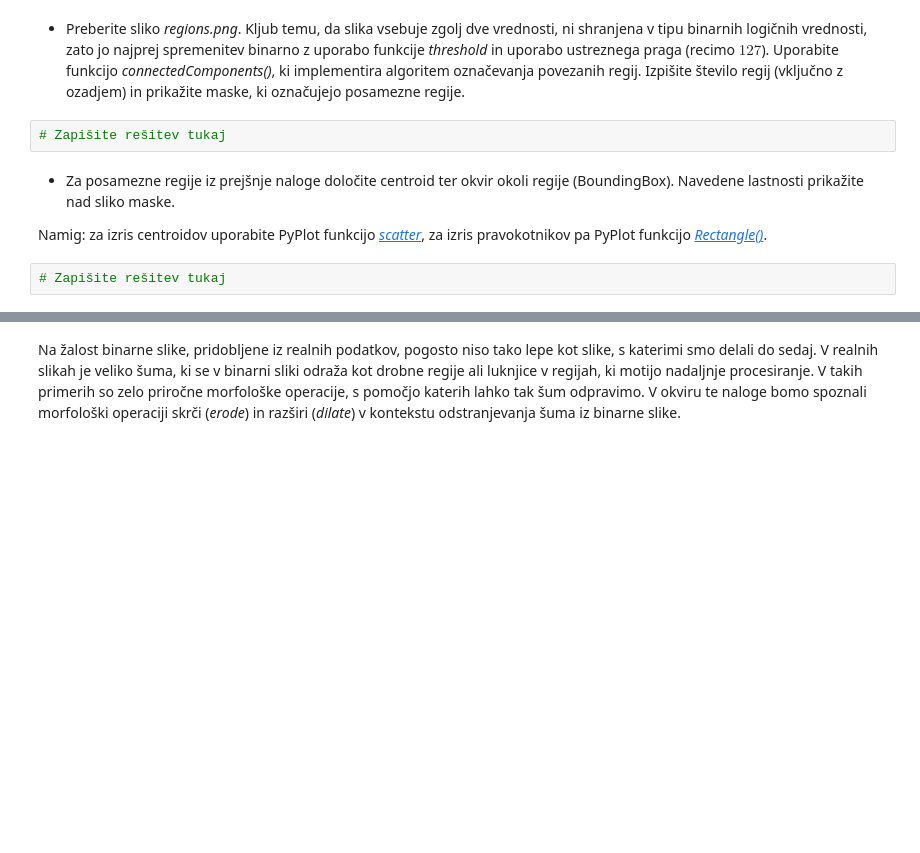
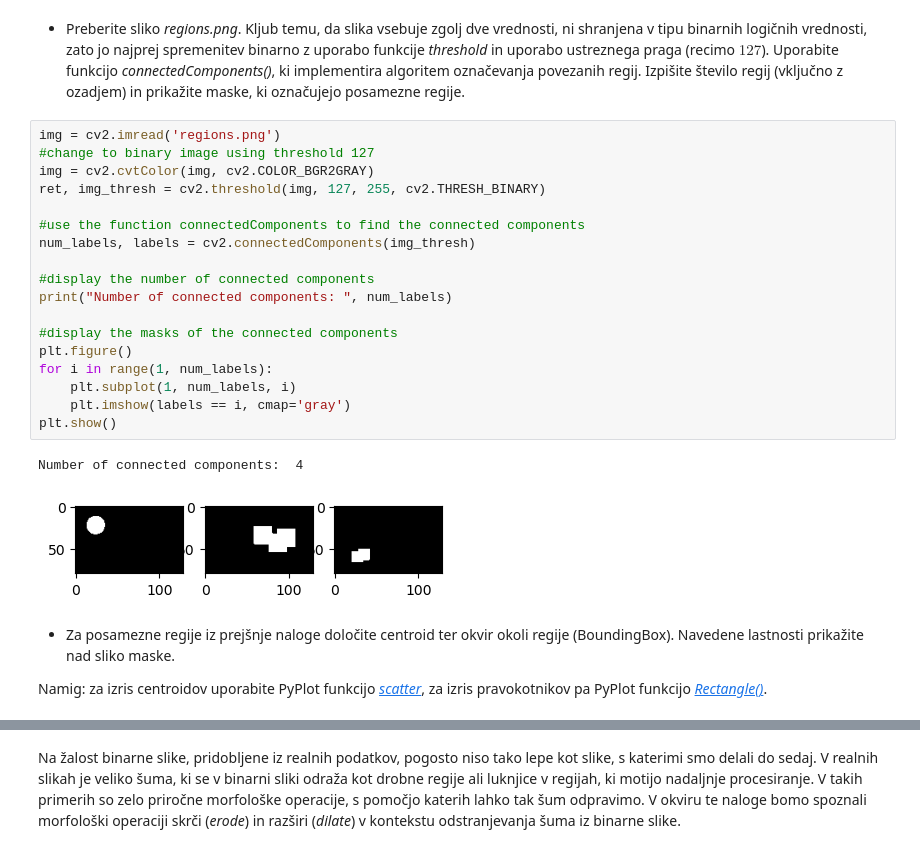
Before and after one commit to TiborKoderman/rrz, a Jupyter notebook: vaja1/vaja1.ipynb, the cells around one changed output, grey strips where cells are left out. Saved outputs shown, nothing was run; the diff lists cells and outputs as text; blank space fills up the shorter version.

```diff
--- a/vaja1/vaja1.ipynb
+++ b/vaja1/vaja1.ipynb
@@ -550,11 +550,28 @@ Za razčlenitev regij na sliki se zaradi njegove časovne predvidljivosti najpog
 $$A = \begin{bmatrix} 0 & 0 & 0 & 0 & 0 & 0 & 0 & 1 & 0 \\ 0 & 0 & 0 & 1 & 0 & 0 & 0 & 1 & 1 \\ 0 & 1 & 0 & 1 & 0 & 0 & 1 & 1 & 1 \\ 1 & 1 & 1 & 1 & 0 & 1 & 0 & 0 & 0 \\ 1 & 0 & 0 & 1 & 1 & 0 & 0 & 0 & 0 \\ 0 & 0 & 0 & 0 & 0 & 0 & 0 & 0 & 1 \\ 0 & 0 & 0 & 0 & 0 & 0 & 1 & 1 & 1 \\ 0 & 1 & 0 & 0 & 0 & 1 & 1 & 1 & 1 \\ 1 & 1 & 0 & 0 & 0 & 0 & 0 & 0 & 1 \end{bmatrix}$$
 # %% [markdown]
 * Preberite sliko <i>regions.png</i>. Kljub temu, da slika vsebuje zgolj dve vrednosti, ni shranjena v tipu binarnih logičnih vrednosti, zato jo najprej spremenitev binarno z uporabo funkcije <i>threshold</i> in uporabo ustreznega praga (recimo $127$). Uporabite funkcijo <i>connectedComponents()</i>, ki implementira algoritem označevanja povezanih regij. Izpišite število regij (vključno z ozadjem) in prikažite maske, ki označujejo posamezne regije.
-# %%
-# Zapišite rešitev tukaj
+# %%
+img = cv2.imread('regions.png')
+#change to binary image using threshold 127
+img = cv2.cvtColor(img, cv2.COLOR_BGR2GRAY)
+ret, img_thresh = cv2.threshold(img, 127, 255, cv2.THRESH_BINARY)
+
+#use the function connectedComponents to find the connected components
+num_labels, labels = cv2.connectedComponents(img_thresh)
+
+#display the number of connected components
+print("Number of connected components: ", num_labels)
+
+#display the masks of the connected components
+plt.figure()
+for i in range(1, num_labels):
+    plt.subplot(1, num_labels, i)
+    plt.imshow(labels == i, cmap='gray')
+plt.show()
+# %% [output]
+Number of connected components:  4
+[figure, added]
 # %% [markdown]
 * Za posamezne regije iz prejšnje naloge določite centroid ter okvir okoli regije (BoundingBox). Navedene lastnosti prikažite nad sliko maske.
 
 Namig: za izris centroidov uporabite PyPlot funkcijo <a href="https://matplotlib.org/3.3.2/api/_as_gen/matplotlib.pyplot.scatter.html"><i>scatter</i></a>, za izris pravokotnikov pa PyPlot funkcijo <a href="https://matplotlib.org/3.1.1/api/_as_gen/matplotlib.patches.Rectangle.html"><i>Rectangle()</i></a>.
-# %%
-# Zapišite rešitev tukaj
```
Also changed, not shown: parts of 1 cell of this notebook.
